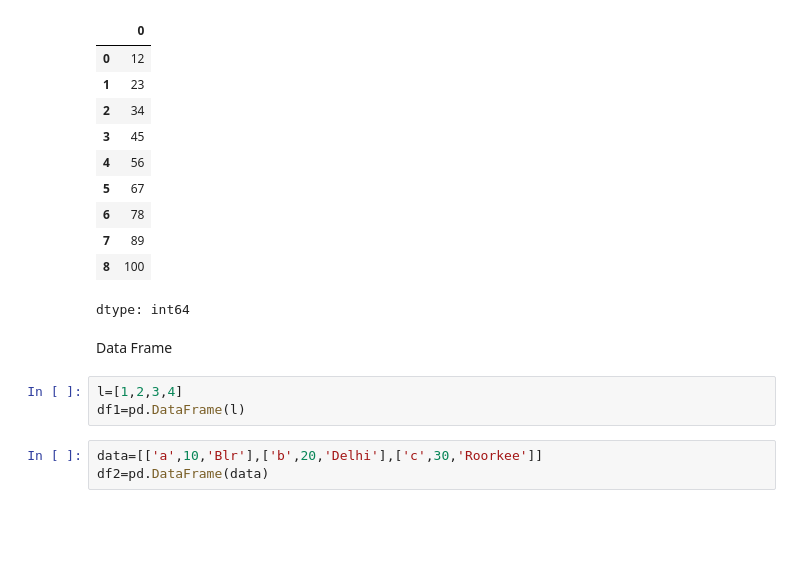
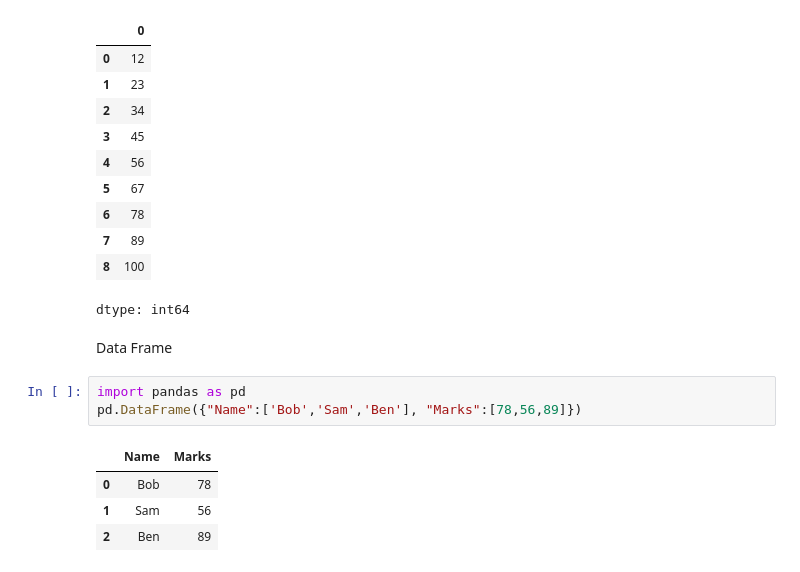
Before and after one commit to SShresth7272/Python-Code, a Jupyter notebook: Python_Pandas_Practice_sheet1.ipynb, the cells around one changed output. Drawn from its saved outputs; the diff is of its cells as text; blank space fills up the shorter version.

Commit message:
Updated using Data Frame

```diff
--- a/Python_Pandas_Practice_sheet1.ipynb
+++ b/Python_Pandas_Practice_sheet1.ipynb
@@ -125,9 +125,11 @@ s1 +s2
 dtype: int64
 # %% [markdown]
 Data Frame
-# %%
-l=[1,2,3,4]
-df1=pd.DataFrame(l)
-# %%
-data=[['a',10,'Blr'],['b',20,'Delhi'],['c',30,'Roorkee']]
-df2=pd.DataFrame(data)
+# %%
+import pandas as pd
+pd.DataFrame({"Name":['Bob','Sam','Ben'], "Marks":[78,56,89]})
+# %% [output]
+|  | Name | Marks |
+| 0 | Bob | 78 |
+| 1 | Sam | 56 |
+| 2 | Ben | 89 |
```
